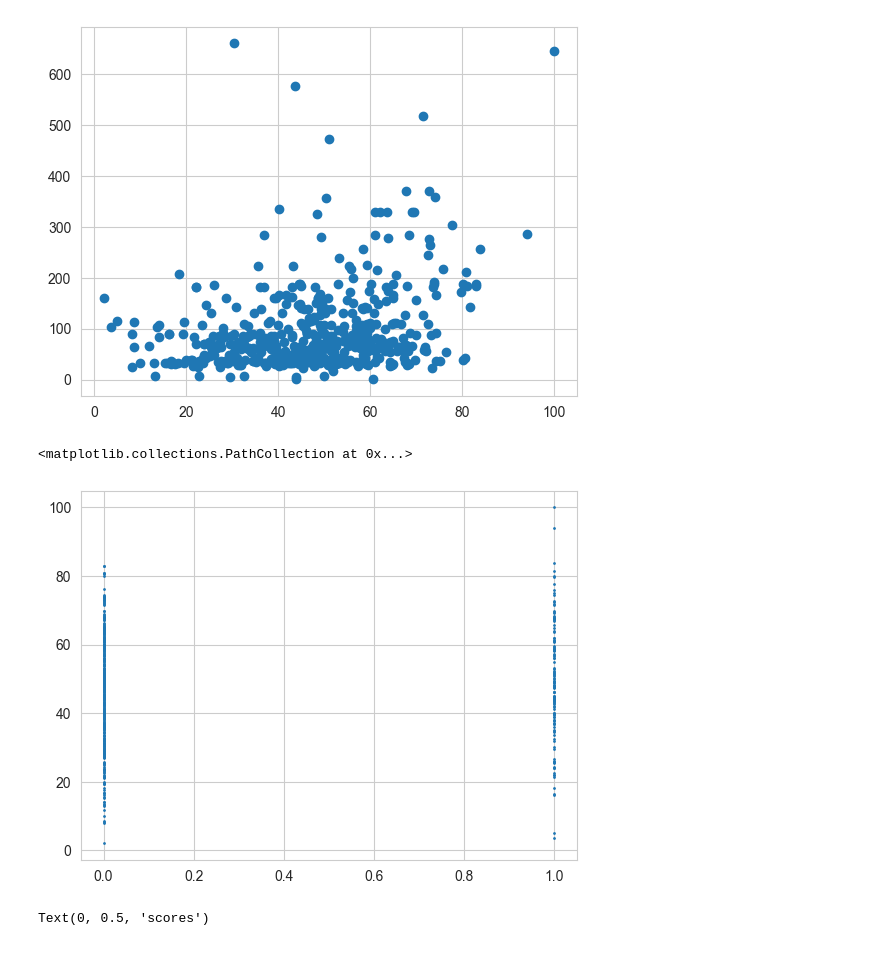
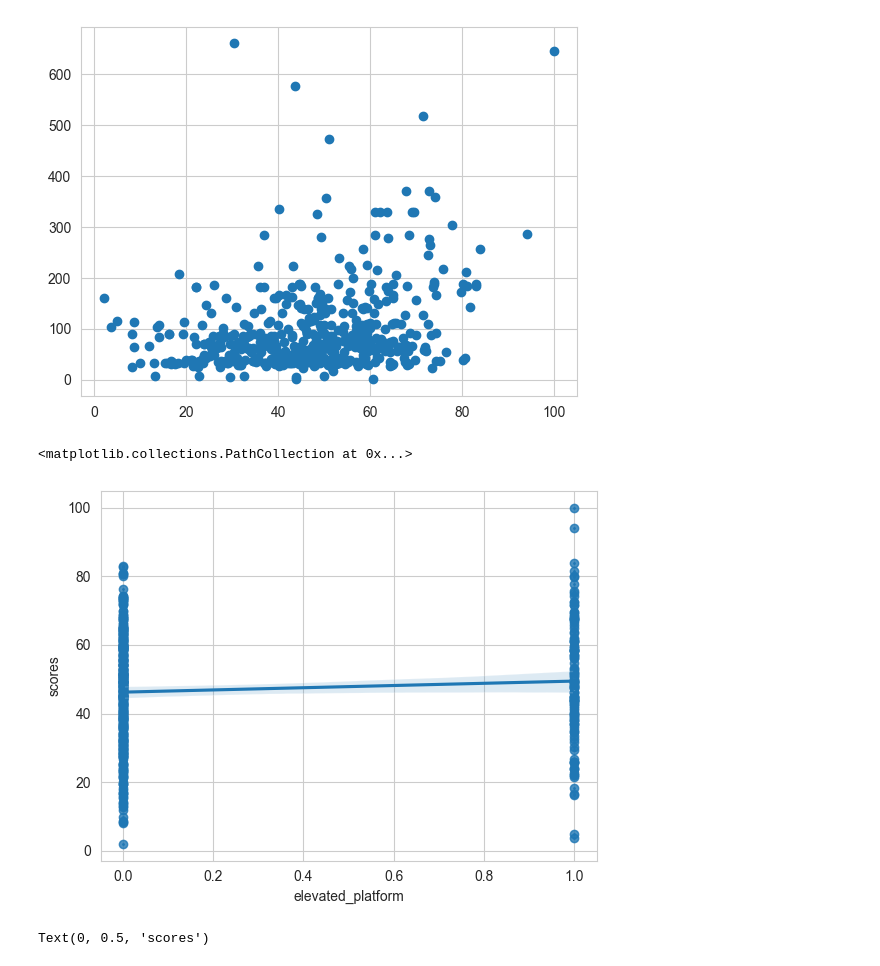
Before and after one commit to Seoyangsam/ACRM, a Jupyter notebook: src/Q19.ipynb, the cells around one changed output. Drawn from its saved outputs; the diff is of its cells as text; code cells hidden in the pictures.

```diff
--- a/src/Q19.ipynb
+++ b/src/Q19.ipynb
@@ -136,13 +136,14 @@ plt.scatter(new_data1.scores, new_data1.avg_stop_times)
 # %%
 data.facilities = data.facilities.replace({"Station": Dict})
 data.facilities['name'] = data.facilities['name'].str.upper()
 data.facilities
 new_data2 = pd.merge(data.satisfaction,data.facilities,how ='inner',left_on = "station",right_on = "name")
 new_data2.rename(columns={'Avg Satisfaction':'scores'},inplace=True)
+sns.regplot(x=new_data2.elevated_platform, y = new_data2.scores)
 plt.scatter(new_data2.elevated_platform, new_data2.scores,s=1)
 # %% [output]
 <matplotlib.collections.PathCollection at 0x...>
-[figure, old version]
+[figure, new version]
 # %%
 plt.scatter(new_data2.wheelchair_available, new_data2.scores,s=4)
 sns.regplot(x=new_data2.wheelchair_available, y = new_data2.scores)
```
